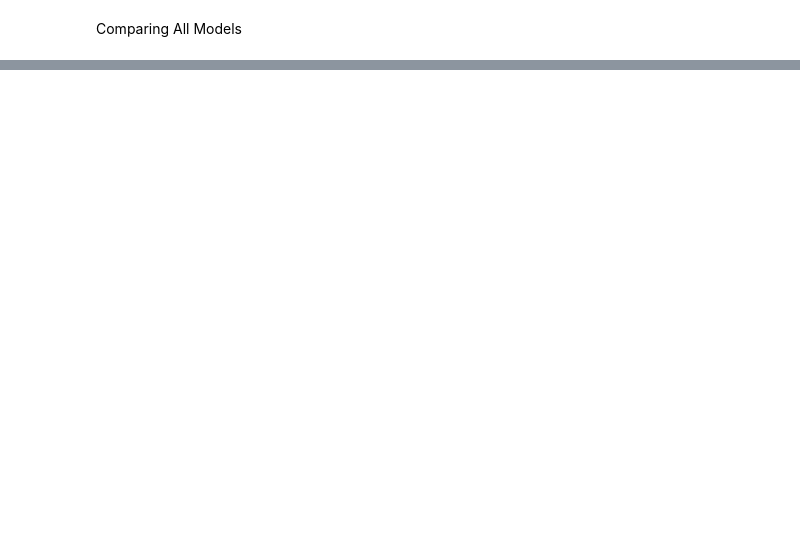
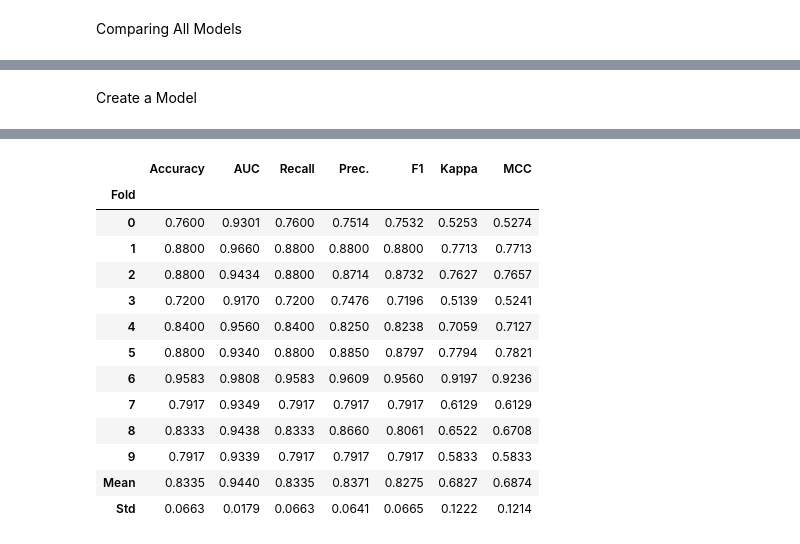
Before and after one commit to Gurpreet-KSaini/INSE6220, a Jupyter notebook: INSE6220_GurpreetKaur_40226346.ipynb, the cells around one changed output, grey strips where cells are left out. Saved outputs shown, nothing was run; the diff lists cells and outputs as text; code cells hidden in the pictures; blank space fills up the shorter version.

```diff
--- a/INSE6220_GurpreetKaur_40226346.ipynb
+++ b/INSE6220_GurpreetKaur_40226346.ipynb
@@ -559,0 +571,5 @@ Comparing All Models
+# %% [markdown]
+Create a Model
+# %%
+et = create_model('et')
+# %% [output]
@@ -559,0 +577,14 @@ Comparing All Models
+|  | Accuracy | AUC | Recall | Prec. | F1 | Kappa | MCC |
+| Fold |  |  |  |  |  |  |  |
+| 0 | 0.7600 | 0.9301 | 0.7600 | 0.7514 | 0.7532 | 0.5253 | 0.5274 |
+| 1 | 0.8800 | 0.9660 | 0.8800 | 0.8800 | 0.8800 | 0.7713 | 0.7713 |
+| 2 | 0.8800 | 0.9434 | 0.8800 | 0.8714 | 0.8732 | 0.7627 | 0.7657 |
+| 3 | 0.7200 | 0.9170 | 0.7200 | 0.7476 | 0.7196 | 0.5139 | 0.5241 |
+| 4 | 0.8400 | 0.9560 | 0.8400 | 0.8250 | 0.8238 | 0.7059 | 0.7127 |
+| 5 | 0.8800 | 0.9340 | 0.8800 | 0.8850 | 0.8797 | 0.7794 | 0.7821 |
+| 6 | 0.9583 | 0.9808 | 0.9583 | 0.9609 | 0.9560 | 0.9197 | 0.9236 |
+| 7 | 0.7917 | 0.9349 | 0.7917 | 0.7917 | 0.7917 | 0.6129 | 0.6129 |
+| 8 | 0.8333 | 0.9438 | 0.8333 | 0.8660 | 0.8061 | 0.6522 | 0.6708 |
+| 9 | 0.7917 | 0.9339 | 0.7917 | 0.7917 | 0.7917 | 0.5833 | 0.5833 |
+| Mean | 0.8335 | 0.9440 | 0.8335 | 0.8371 | 0.8275 | 0.6827 | 0.6874 |
+| Std | 0.0663 | 0.0179 | 0.0663 | 0.0641 | 0.0665 | 0.1222 | 0.1214 |
```
Also changed, not shown: parts of 32 cells of this notebook.
